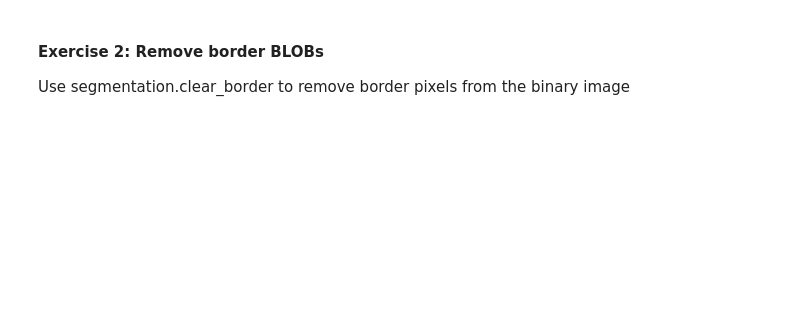
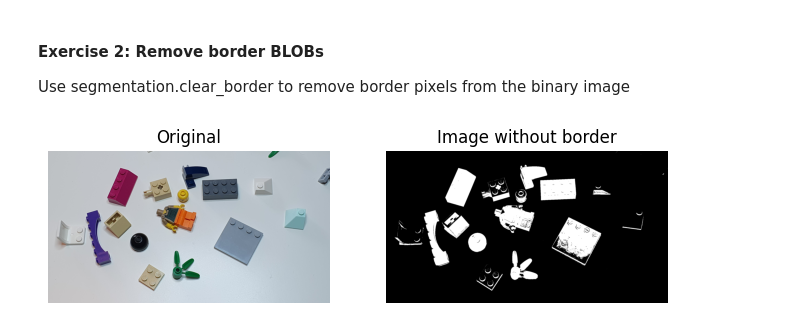
Before and after one commit to Bochoxic/Image-Analisis-Course-DTU, a Jupyter notebook: ex5-BLOBAnalysis/Exercise5.ipynb, the cells around one changed output. Saved outputs shown, nothing was run; the diff lists cells and outputs as text; code cells hidden in the pictures; blank space fills up the shorter version.

```diff
--- a/ex5-BLOBAnalysis/Exercise5.ipynb
+++ b/ex5-BLOBAnalysis/Exercise5.ipynb
@@ -56,3 +57,8 @@ show_comparison(img,bin_img, "Binary Image")
 #### Exercise 2: Remove border BLOBs
 
 Use segmentation.clear_border to remove border pixels from the binary image
+# %%
+cleared = segmentation.clear_border(bin_img)
+show_comparison(img, cleared, 'Image without border')
+# %% [output]
+[figure, added]
```
Also changed, not shown: parts of 43 cells of this notebook, 6 other files.
